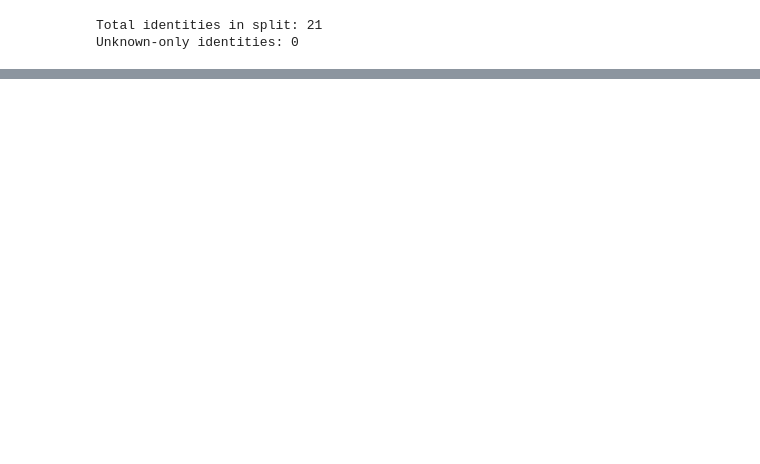
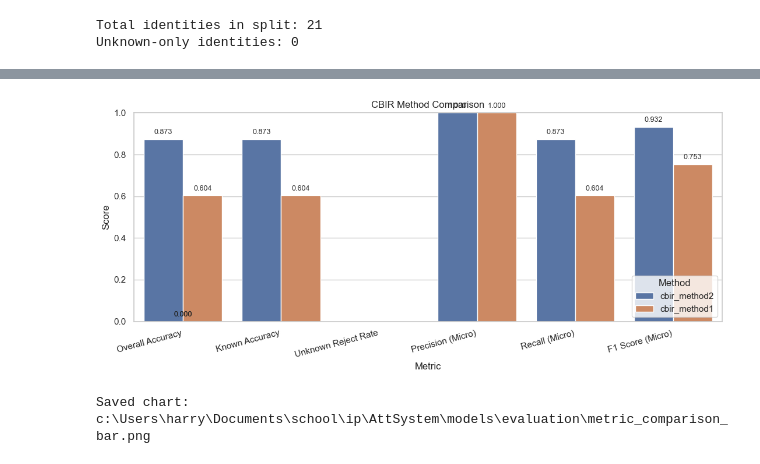
Before and after one commit to jaft952/AttSystem, a Jupyter notebook: ml/evaluation.ipynb, the cells around one changed output, grey strips where cells are left out. Saved outputs shown, nothing was run; the diff lists cells and outputs as text; code cells hidden in the pictures; blank space fills up the shorter version.

Commit message:
chore: ran evaluation

```diff
--- a/ml/evaluation.ipynb
+++ b/ml/evaluation.ipynb
@@ -486,6 +521,9 @@ for item in results:
             "overall_accuracy": item["overall_accuracy"],
             "known_accuracy": item["known_accuracy"],
             "unknown_reject_rate": item["unknown_reject_rate"],
+            "precision": item["precision"],
+            "recall": item["recall"],
+            "f1_score": item["f1_score"],
             "threshold": item["threshold"],
             "strict_unknown_threshold": item["strict_unknown_threshold"],
             "min_margin": item["min_margin"],
@@ -494,7 +532,17 @@ for item in results:
 
 summary_df = pd.DataFrame(summary_rows).sort_values("overall_accuracy", ascending=False).reset_index(drop=True)
 summary_df_rounded = summary_df.copy()
-for col in ["overall_accuracy", "known_accuracy", "unknown_reject_rate", "threshold", "strict_unknown_threshold", "min_margin"]:
+for col in [
+    "overall_accuracy",
+    "known_accuracy",
+    "unknown_reject_rate",
+    "precision",
+    "recall",
+    "f1_score",
+    "threshold",
+    "strict_unknown_threshold",
+    "min_margin",
+]:
     summary_df_rounded[col] = summary_df_rounded[col].astype(float).round(4)
 
 display(summary_df_rounded)
@@ -505,5 +558,5 @@ print(f"Saved summary table: {summary_csv_path}")
 # %%
-metrics_for_chart = ["overall_accuracy", "known_accuracy", "unknown_reject_rate"]
+metrics_for_chart = ["overall_accuracy", "known_accuracy", "unknown_reject_rate", "precision", "recall", "f1_score"]
 chart_df = summary_df[["method"] + metrics_for_chart].melt(
     id_vars=["method"],
     value_vars=metrics_for_chart,
@@ -515,36 +568,43 @@ metric_name_map = {
     "overall_accuracy": "Overall Accuracy",
     "known_accuracy": "Known Accuracy",
     "unknown_reject_rate": "Unknown Reject Rate",
+    "precision": "Precision (Micro)",
+    "recall": "Recall (Micro)",
+    "f1_score": "F1 Score (Micro)",
 }
 chart_df["metric"] = chart_df["metric"].map(metric_name_map)
 
-plt.figure(figsize=(9, 5))
+plt.figure(figsize=(11, 5))
 ax = sns.barplot(data=chart_df, x="metric", y="value", hue="method")
 ax.set_title("CBIR Method Comparison")
 ax.set_xlabel("Metric")
 ax.set_ylabel("Score")
 ax.set_ylim(0.0, 1.0)
 ax.legend(title="Method", loc="lower right")
 
 for patch in ax.patches:
     patch_any: Any = patch
     height = float(patch_any.get_height())
     if np.isfinite(height):
         ax.annotate(
             f"{height:.3f}",
             (float(patch_any.get_x()) + float(patch_any.get_width()) / 2.0, height),
             ha="center",
             va="bottom",
             fontsize=9,
             xytext=(0, 4),
             textcoords="offset points",
         )
 
+plt.xticks(rotation=15, ha="right")
 plt.tight_layout()
 metric_chart_path = EVAL_OUTPUT_DIR / "metric_comparison_bar.png"
 plt.savefig(metric_chart_path, dpi=200, bbox_inches="tight")
 plt.show()
 print(f"Saved chart: {metric_chart_path}")
+# %% [output]
+[figure, added]
+Saved chart: c:\Users\harry\Documents\school\ip\AttSystem\models\evaluation\metric_comparison_bar.png
 # %%
 for item in results:
     labels = item["labels"]
```
Also changed, not shown: parts of 7 cells of this notebook, 9 other files.
